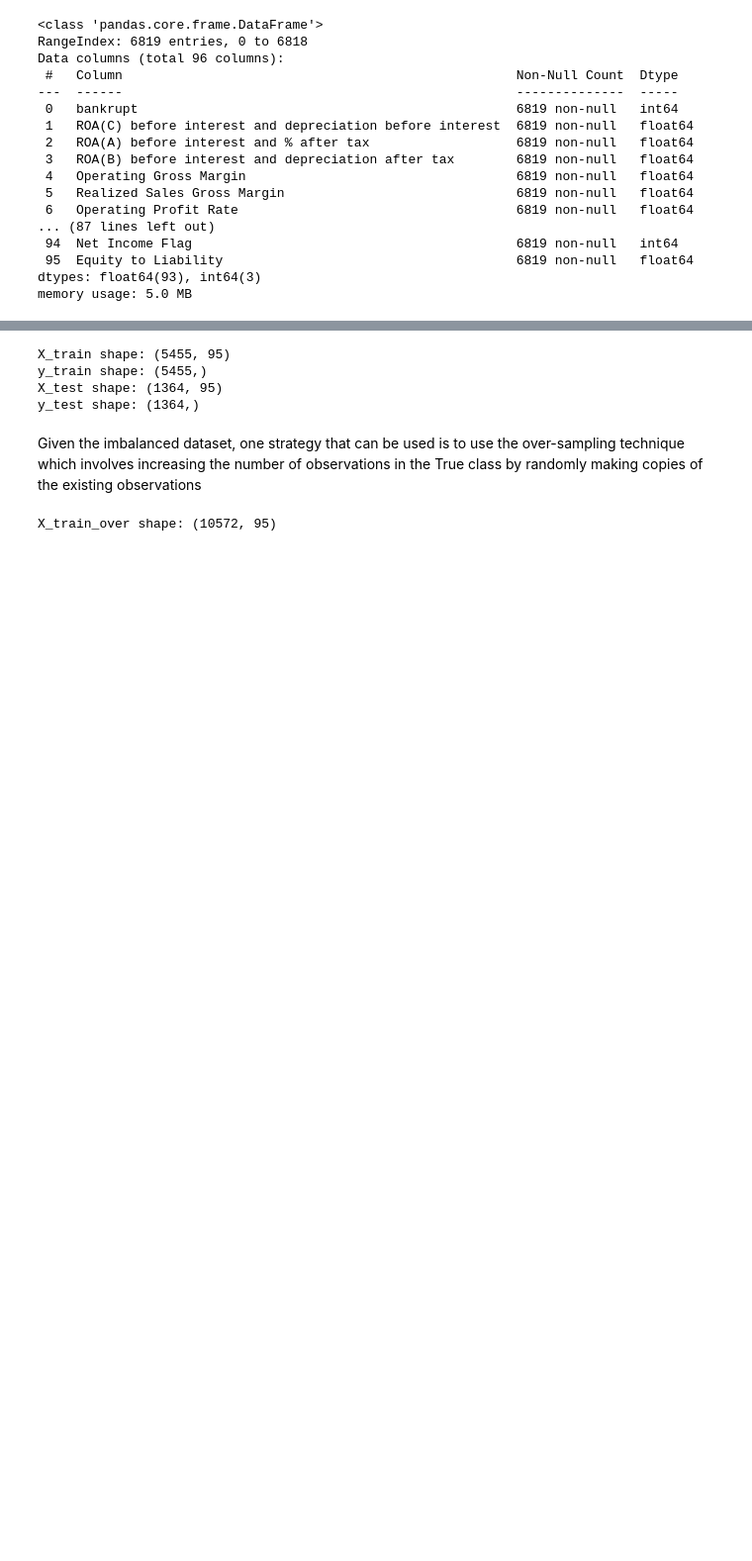
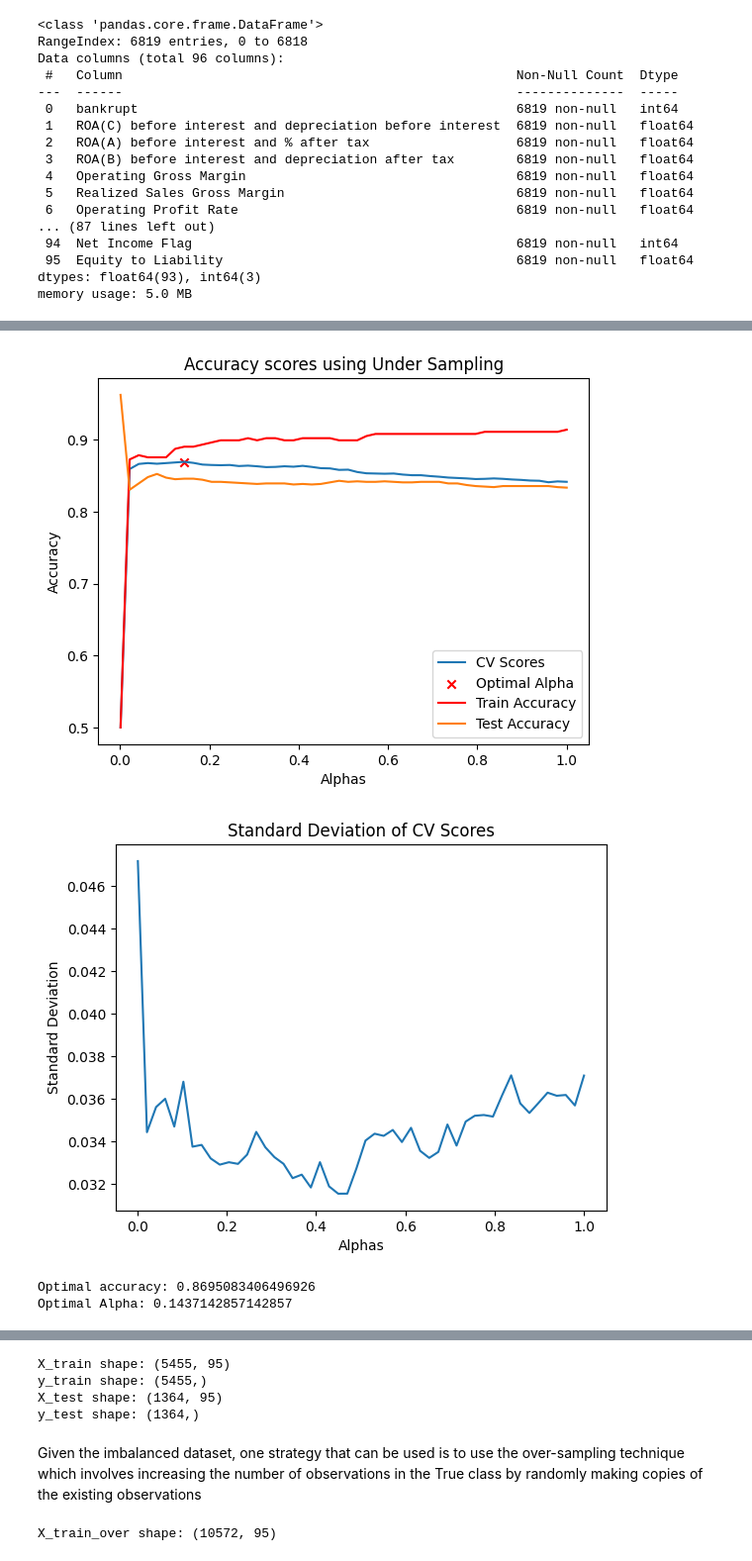
Before and after one commit to Felixe360/project, a Jupyter notebook: RandomForest (1).ipynb, the cells around one changed output, grey strips where cells are left out. Shown at 99% size. Saved outputs shown, nothing was run; the diff lists cells and outputs as text; code cells hidden in the pictures; blank space fills up the shorter version.

```diff
--- a/RandomForest (1).ipynb
+++ b/RandomForest (1).ipynb
@@ -98,0 +196,10 @@ y shape: (6819,)
+# %%
+
+
+#Identify Highly correlated variable, helps identify signs of multicolinearity
+correlation_matrix =df.corr()
+correlation_matrix = correlation_matrix.where((correlation_matrix > 0.90) & (correlation_matrix < 1)) # correlations over .85
+
+# Drop rows and columns with NaN values to focus on correlations above 0.9
+high_correlation = correlation_matrix.dropna(how='all', axis=0).dropna(how='all', axis=1)
+high_correlation
@@ -98,0 +225,9 @@ y shape: (6819,)
+# %%
+to_drop = set()
+
+# Iterate through the correlation matrix to eliminate mulicolinearity
+for i in range(len(correlation_matrix.columns)):
+    for j in range(i):
+        if abs(correlation_matrix.iloc[i, j]) > 0.9:
+            colname = correlation_matrix.columns[i]
+            to_drop.add(colname)
@@ -98,0 +411,8 @@ y shape: (6819,)
+# %%
+method='Under Sampling'
+features(x_train_under, x_test, y_train_under ,y_test, method)
+# %% [output]
+[figure, added]
+[figure, added]
+Optimal accuracy: 0.8695083406496926
+Optimal Alpha: 0.1437142857142857
```
Also changed, not shown: parts of 63 cells of this notebook.
